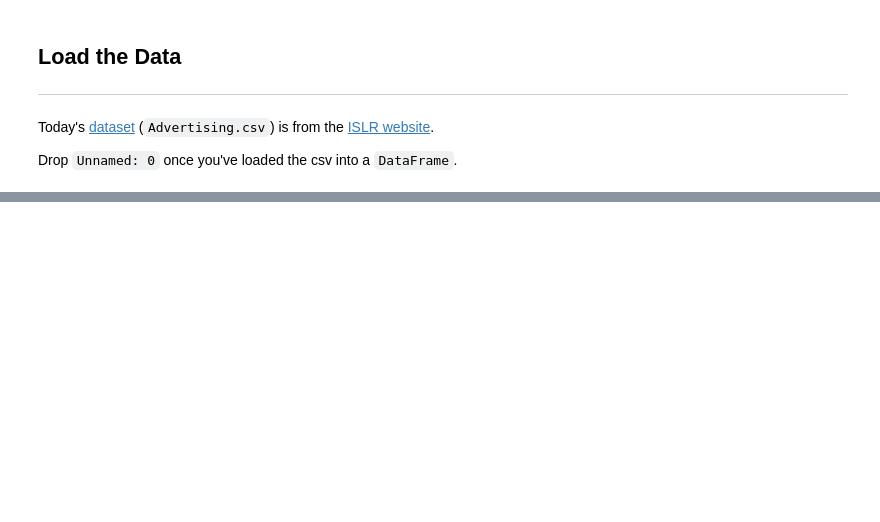
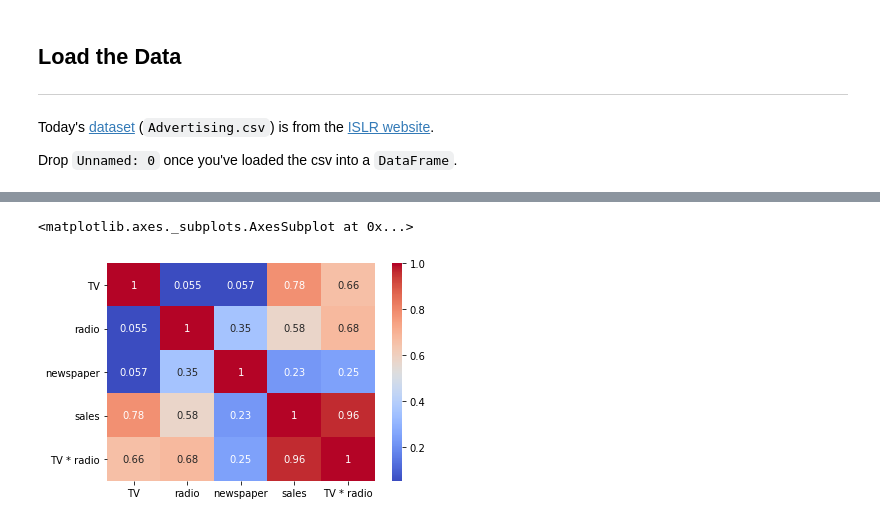
Before and after one commit to ga-curriculum/lesson-feature-engineering, a Jupyter notebook: starter-code.ipynb, the cells around one changed output, grey strips where cells are left out. Saved outputs shown, nothing was run; the diff lists cells and outputs as text; code cells hidden in the pictures; blank space fills up the shorter version.

```diff
--- a/starter-code.ipynb
+++ b/starter-code.ipynb
@@ -176,0 +97,3 @@ When we dummy a column, we're converting a categorical column into a one-hot enc
+# %%
+df = pd.read_csv('http://www-bcf.usc.edu/~gareth/ISL/Advertising.csv')
+df.drop(columns='Unnamed: 0', inplace=True)
@@ -176,0 +146,2 @@ When we dummy a column, we're converting a categorical column into a one-hot enc
+# %%
+df['TV * radio'] = df['TV'] * df['radio']
@@ -176,0 +153,5 @@ When we dummy a column, we're converting a categorical column into a one-hot enc
+# %%
+sns.heatmap(df.corr(), annot=True, cmap='coolwarm')
+# %% [output]
+<matplotlib.axes._subplots.AxesSubplot at 0x...>
+[figure, added]
```
Also changed, not shown: parts of 44 cells of this notebook.
